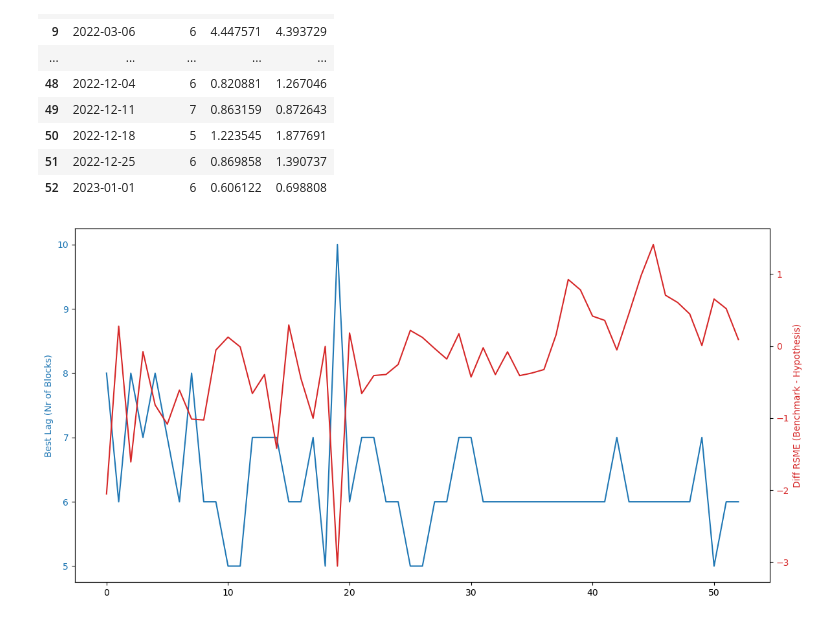
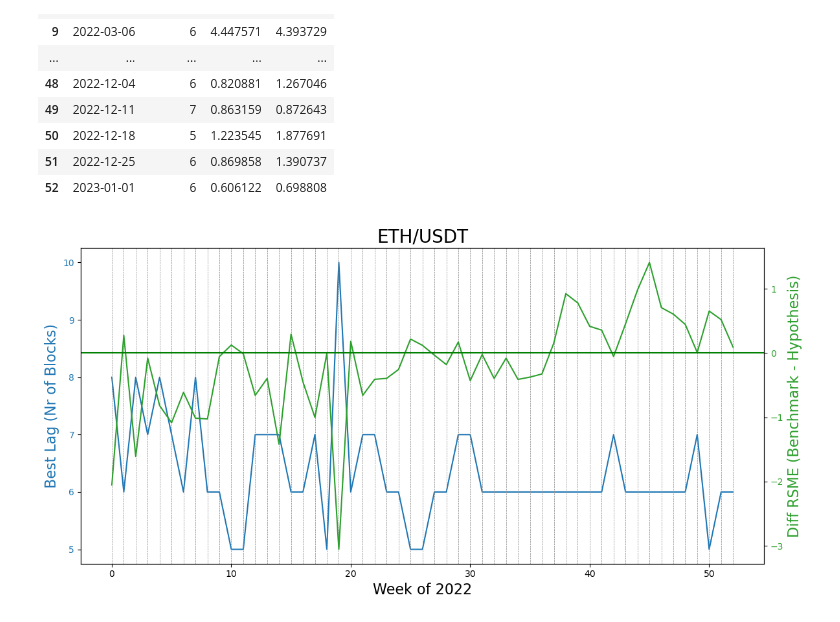
Before and after one commit to stephan-klein/caa_project_defi_vs_cex_prices, a Jupyter notebook: caa_regression_perblocks_loop.ipynb, the cells around one changed output. Saved outputs shown, nothing was run; the diff lists cells and outputs as text; code cells hidden in the pictures.

Commit message:
add plot

```diff
--- a/caa_regression_perblocks_loop.ipynb
+++ b/caa_regression_perblocks_loop.ipynb
@@ -165,23 +165,30 @@ display(best_lags)
 # %%
 df = best_lags.copy()
 df['bench_diff_rsme'] = df['bmrsme'] - df['rsme']
 
 fig, ax1 = plt.subplots(figsize=(12, 6))
 
 # plot 'best_lag' on the first y-axis
 ax1.plot(df.index, df['best_lag'], color='tab:blue')
-ax1.set_ylabel('Best Lag (Nr of Blocks)', color='tab:blue')
+ax1.set_ylabel('Best Lag (Nr of Blocks)', color='tab:blue', fontsize=16)
 ax1.tick_params(axis='y', labelcolor='tab:blue')
+ax1.set_xlabel('Week of 2022', fontsize=16)
+
+for x in df.index:
+    ax1.axvline(x, color='gray', linestyle='--', linewidth=0.5)
 
 # instantiate a second y-axis that shares the same x-axis
 ax2 = ax1.twinx()
 
 # plot 'bench_diff_rsme' on the second y-axis
-ax2.plot(df.index, df['bench_diff_rsme'], color='tab:red')
-ax2.set_ylabel('Diff RSME (Benchmark - Hypothesis)', color='tab:red')
-ax2.tick_params(axis='y', labelcolor='tab:red')
+ax2.plot(df.index, df['bench_diff_rsme'], color='tab:green')
+ax2.set_ylabel('Diff RSME (Benchmark - Hypothesis)', color='tab:green', fontsize=16)
+ax2.tick_params(axis='y', labelcolor='tab:green')
+ax2.axhline(0, color='green')
+
+ax1.set_title("ETH/USDT", fontsize=20)
 
 fig.tight_layout()  # ensure right y-label is not clipped
 plt.show()
 # %% [output]
-[figure, old version]
+[figure, new version]
```
Also changed, not shown: parts of 3 cells of this notebook.
